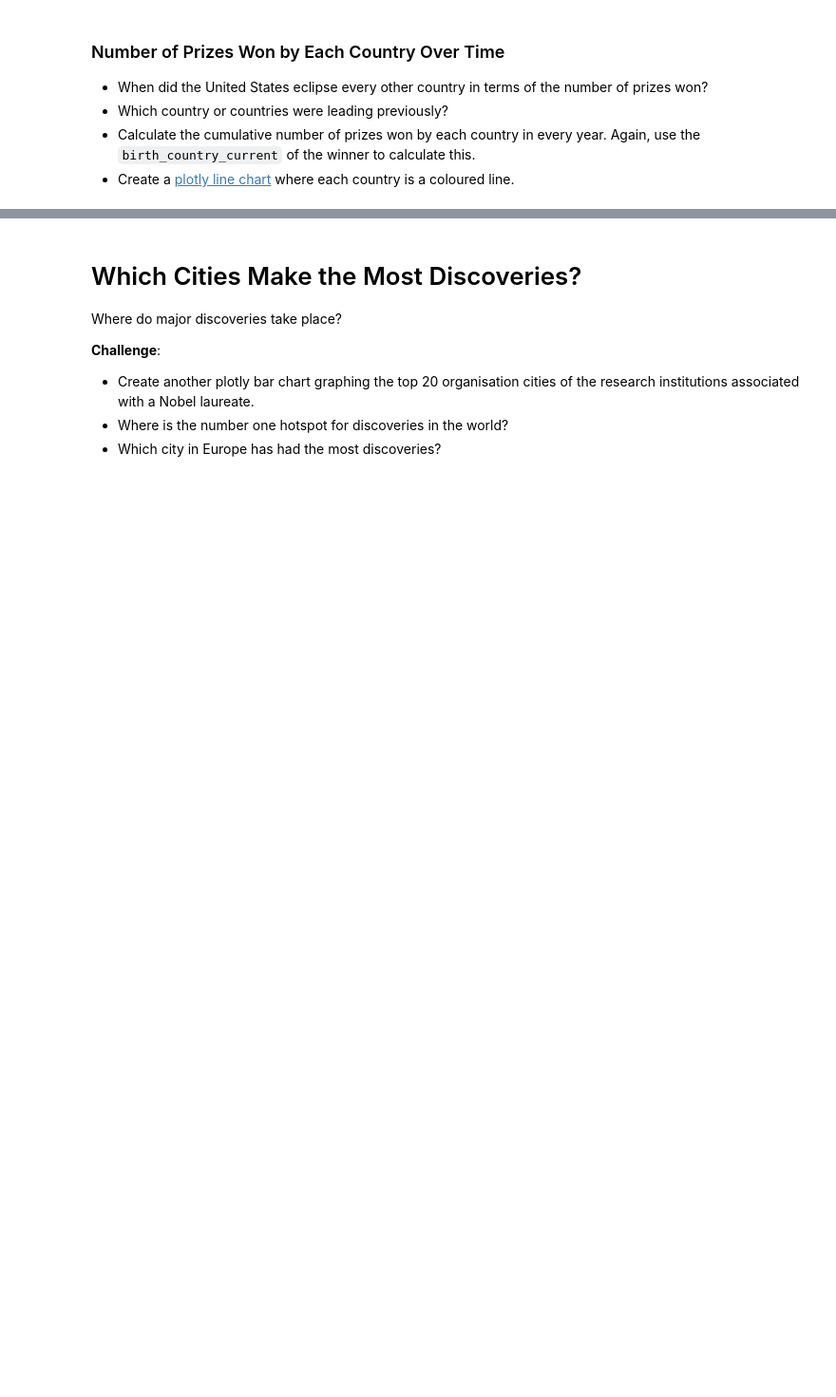
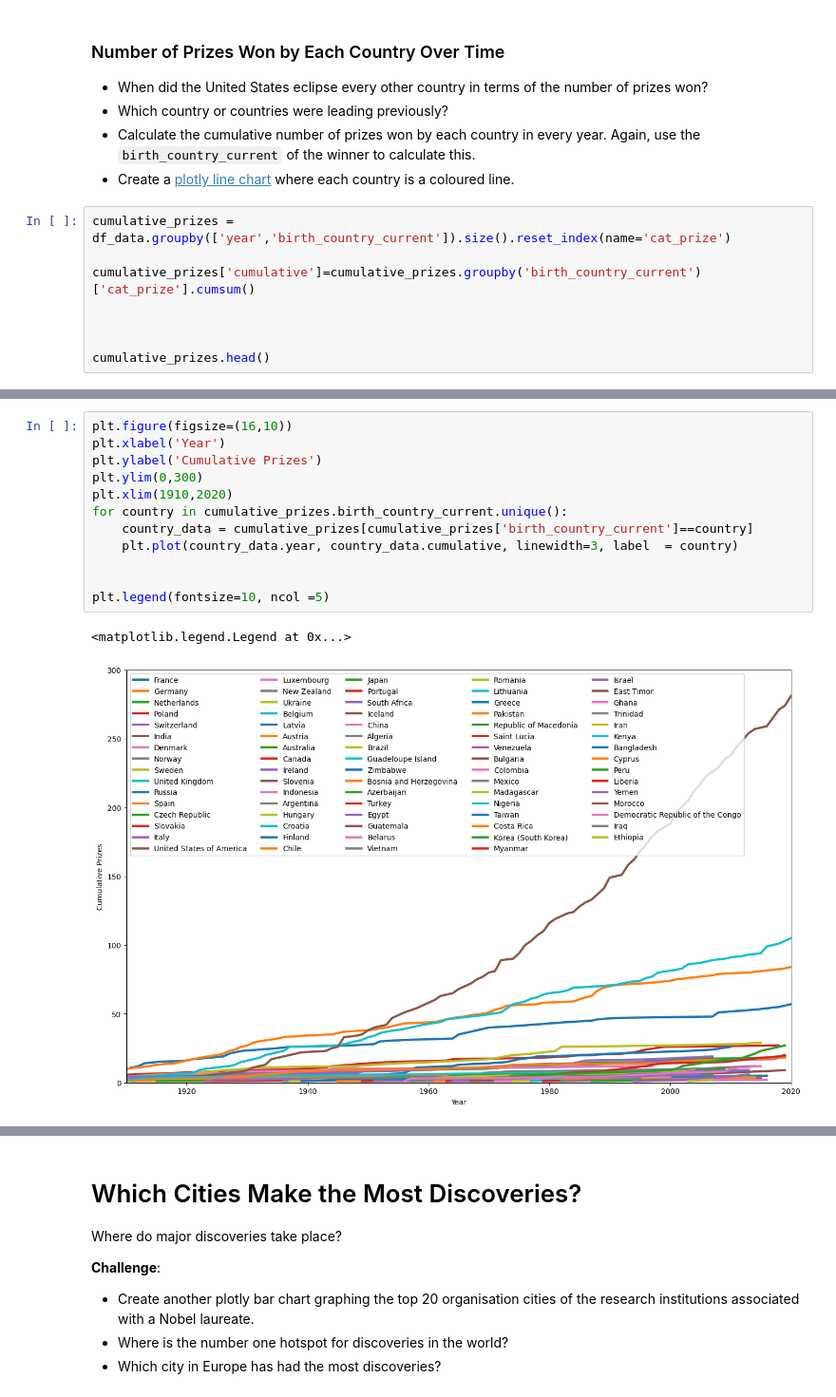
Before and after one commit to Egornn/100-Days-of-Python, a Jupyter notebook: Advanced/Nobel Prize (79)/Nobel_Prize_Analysis_(start).ipynb, the cells around one changed output, grey strips where cells are left out. Shown at 95% size. Drawn from its saved outputs; the diff is of its cells as text; blank space fills up the shorter version.

```diff
--- a/Advanced/Nobel Prize (79)/Nobel_Prize_Analysis_(start).ipynb
+++ b/Advanced/Nobel Prize (79)/Nobel_Prize_Analysis_(start).ipynb
@@ -451,3 +593,11 @@ The hard part is preparing the data for this chart!
 * Which country or countries were leading previously?
 * Calculate the cumulative number of prizes won by each country in every year. Again, use the `birth_country_current` of the winner to calculate this.
 * Create a [plotly line chart](https://plotly.com/python/line-charts/) where each country is a coloured line.
+# %%
+cumulative_prizes = df_data.groupby(['year','birth_country_current']).size().reset_index(name='cat_prize')
+
+cumulative_prizes['cumulative']=cumulative_prizes.groupby('birth_country_current')['cat_prize'].cumsum()
+
+
+
+cumulative_prizes.head()
@@ -453,0 +611,15 @@ The hard part is preparing the data for this chart!
+# %%
+plt.figure(figsize=(16,10))
+plt.xlabel('Year')
+plt.ylabel('Cumulative Prizes')
+plt.ylim(0,300)
+plt.xlim(1910,2020)
+for country in cumulative_prizes.birth_country_current.unique():
+    country_data = cumulative_prizes[cumulative_prizes['birth_country_current']==country]
+    plt.plot(country_data.year, country_data.cumulative, linewidth=3, label  = country)
+
+
+plt.legend(fontsize=10, ncol =5)
+# %% [output]
+<matplotlib.legend.Legend at 0x...>
+[figure, added]
```
Also changed, not shown: parts of 35 cells of this notebook.
